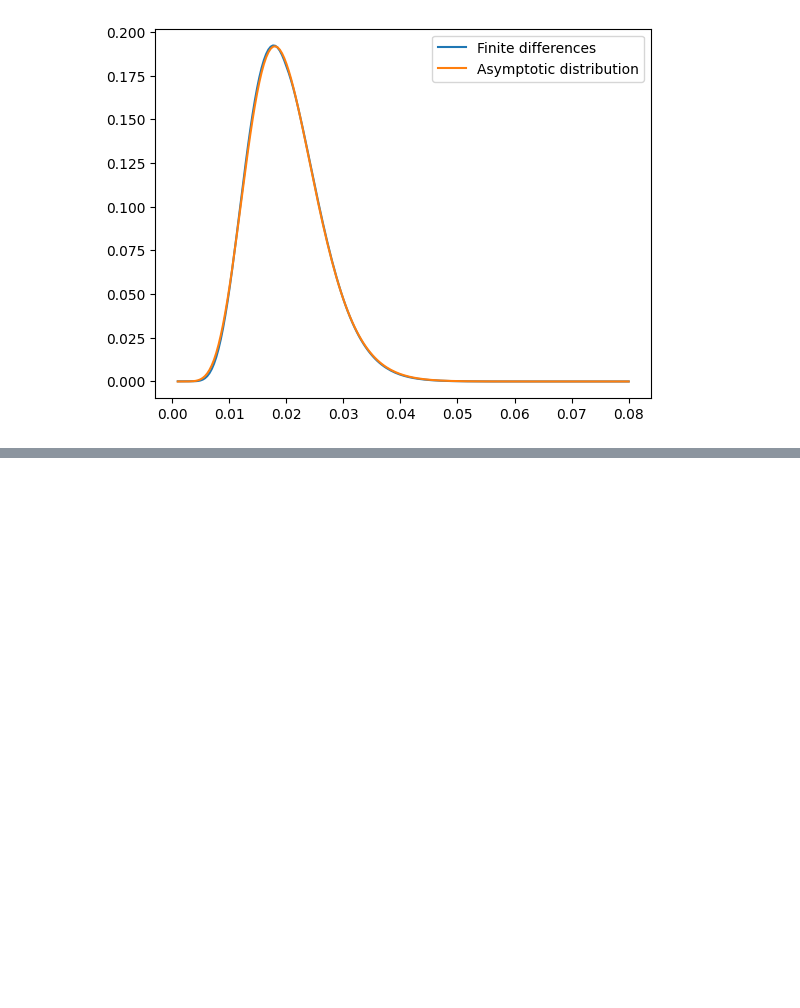
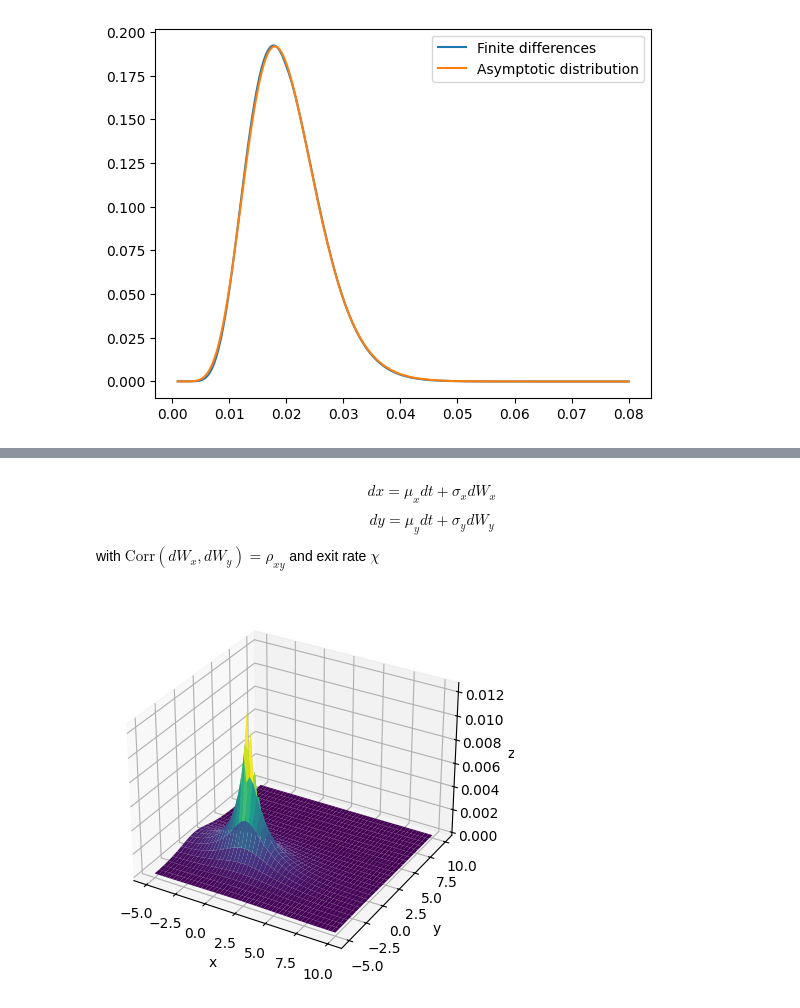
Before and after one commit to marcdelabarrera/pyutils, a Jupyter notebook: notebooks/kfe.ipynb, the cells around one changed output, grey strips where cells are left out. Saved outputs shown, nothing was run; the diff lists cells and outputs as text; code cells hidden in the pictures; blank space fills up the shorter version.

```diff
--- a/notebooks/kfe.ipynb
+++ b/notebooks/kfe.ipynb
@@ -132,0 +104,4 @@ plt.show()
+# %% [markdown]
+$$dx = \mu_x dt+\sigma_x dW_{x}$$
+$$dy = \mu_y dt+\sigma_y dW_{y}$$
+with $\text{Corr}(dW_x,dW_y)=\rho_{xy}$ and exit rate $\chi$
@@ -132,0 +119,43 @@ plt.show()
+# %%
+n_x, n_y = 50,51
+x = jnp.linspace(-5,10, n_x)
+y = jnp.linspace(-5,10, n_y)
+
+D_x_forward = compute_D_x(x, y, "forward", ghost_node=True)
+D_x_backward = compute_D_x(x, y, "backward", ghost_node=True)
+D_y_forward = compute_D_y(x, y, "forward", ghost_node=True)
+D_y_backward = compute_D_y(x, y, "backward", ghost_node=True)
+D_xx = compute_D_xx(x, y)
+D_yy = compute_D_yy(x, y)
+D_xy = compute_D_xy(x, y)
+# %%
+mu_x = 0.
+mu_y = 0.
+sigma_x = 1
+sigma_y = 0.6
+rho_xy = -0.2
+chi = 0.1
+x_entry, y_entry = 0,0
+
+
+g_entry = jnp.zeros((n_x, n_y))
+i = jnp.searchsorted(x, x_entry)
+j = jnp.searchsorted(y, y_entry)
+g_entry = g_entry.at[i, j].set((x_entry -x[i-1])/(x[i]-x[i-1]) * (y_entry -y[j-1])/(y[j]-y[j-1]))
+g_entry = g_entry.at[i-1, j].set((x[i]-x_entry)/(x[i]-x[i-1]) * (y_entry -y[j-1])/(y[j]-y[j-1]))
+g_entry = g_entry.at[i, j-1].set((x_entry -x[i-1])/(x[i]-x[i-1]) * (y[j]-y_entry)/(y[j]-y[j-1]))
+g_entry = g_entry.at[i-1, j-1].set((x[i]-x_entry)/(x[i]-x[i-1]) * (y[j]-y_entry)/(y[j]-y[j-1]))
+# %%
+A = (-mu_x*D_x_backward - mu_y*D_y_backward -chi*speye(n_x*n_y)+ 1/2*(sigma_x**2*D_xx + sigma_y**2*D_yy + 2*rho_xy*sigma_x*sigma_y*D_xy)).todense()
+g = jnp.linalg.solve(-A, chi*g_entry.flatten()).reshape((n_x, n_y))
+# %%
+X, Y = jnp.meshgrid(x, y, indexing='ij')
+fig = plt.figure()
+ax = fig.add_subplot(111, projection="3d")
+ax.plot_surface(X, Y, g, cmap='viridis')
+ax.set_xlabel("x")
+ax.set_ylabel("y")
+ax.set_zlabel("z")
+plt.show()
+# %% [output]
+[figure, added]
```
Also changed, not shown: parts of 13 cells of this notebook, 1 other file.
